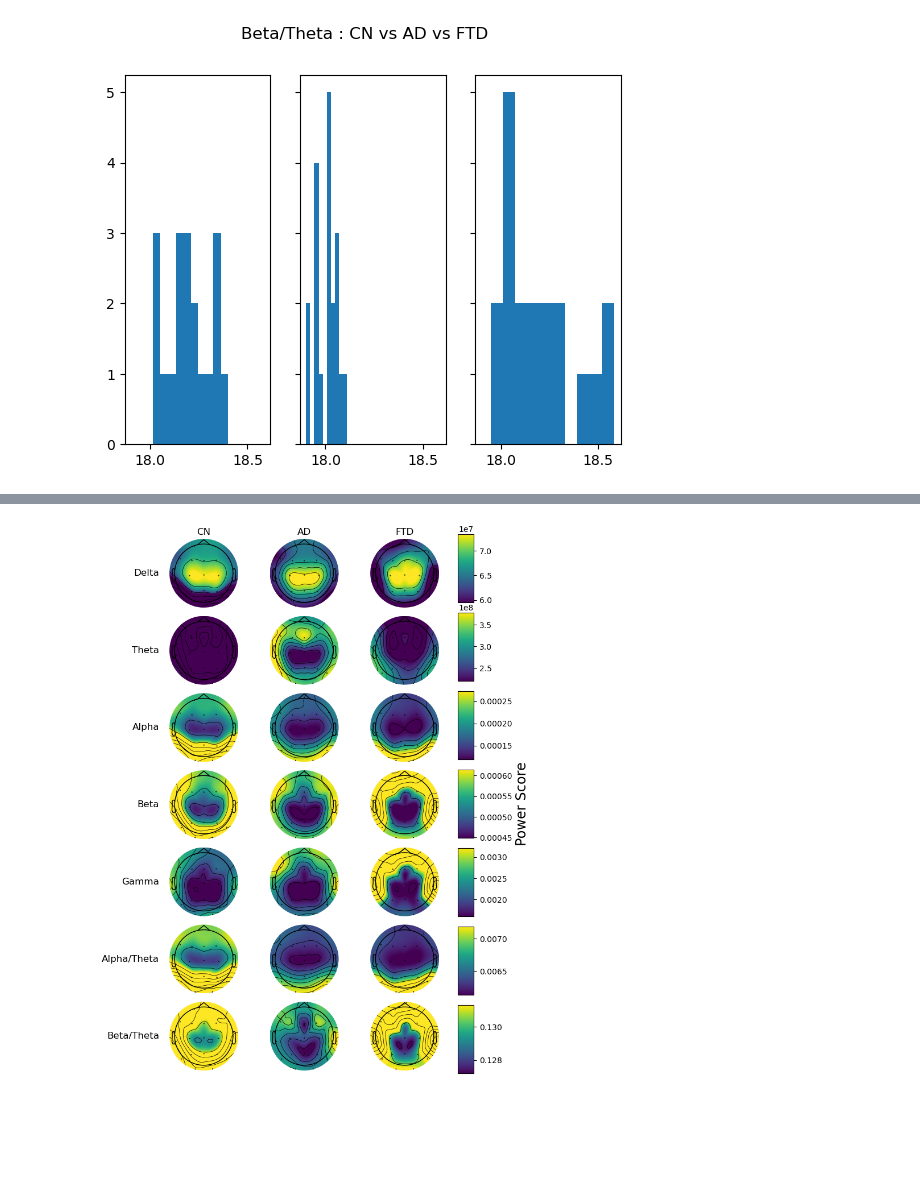
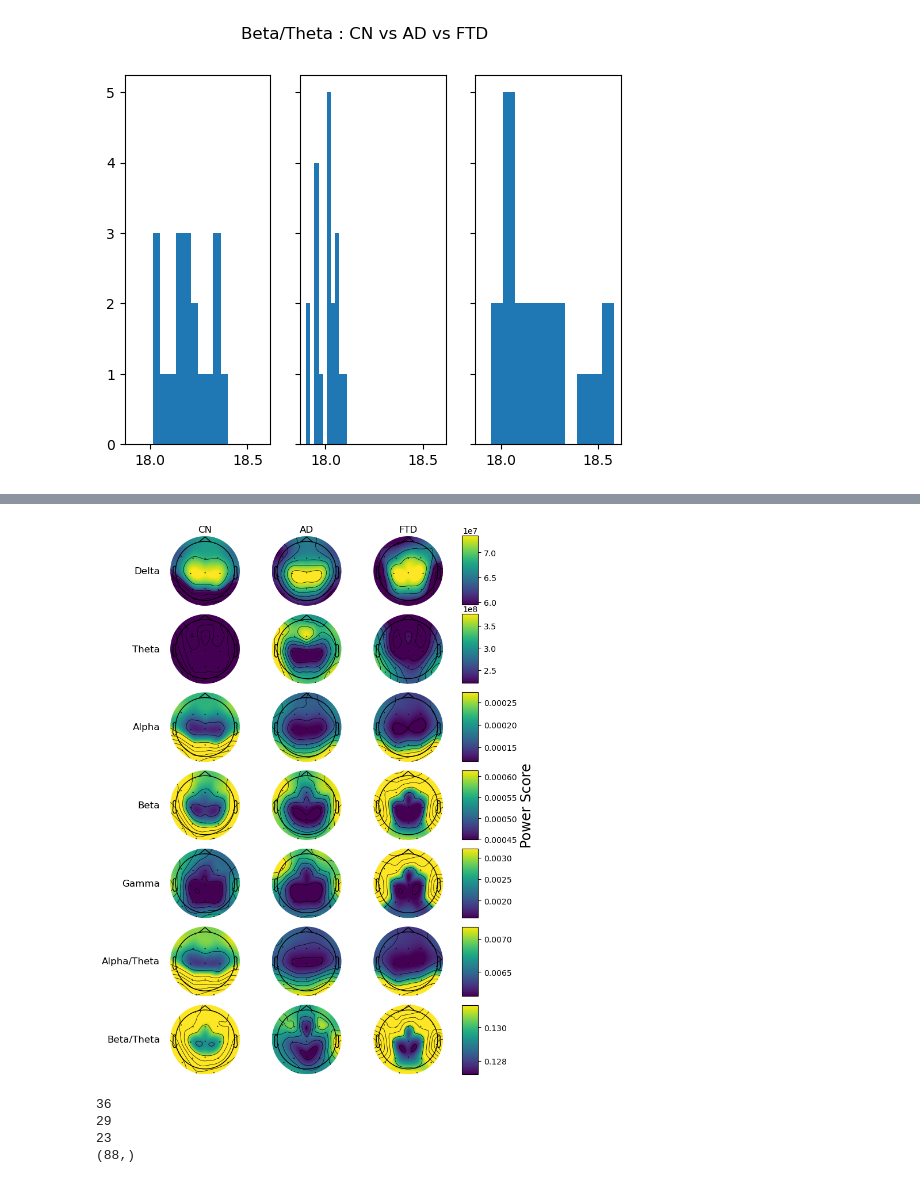
Before and after one commit to walihas/walihas, a Jupyter notebook: AD_PROJECT.ipynb, the cells around one changed output, grey strips where cells are left out. Drawn from its saved outputs; the diff is of its cells as text; code cells hidden in the pictures; blank space fills up the shorter version.

```diff
--- a/AD_PROJECT.ipynb
+++ b/AD_PROJECT.ipynb
@@ -28,7 +28,7 @@ for x in range(1,89):
     else:
         input_file_address_processed = '/Users/alizahasan/addata/derivatives/sub-0' + str(x) + '/eeg/sub-0' + str(x) + '_task-eyesclosed_eeg.set'
 
-    raw_subj_data_filt = mne.io.read_raw_eeglab(input_file_address_processed)
+    raw_subj_data_filt = mne.io.read_raw_eeglab(input_file_address_processed, preload=True)
     data_subj_filt = raw_subj_data_filt.get_data()
     time_window = 2 #6
     freqs, powers = compute_spectrum(data_subj_filt, raw_subj_data_filt.info['sfreq'], method='welch', avg_type='median', nperseg=raw_subj_data_filt.info['sfreq']*time_window)
@@ -239,39 +239,59 @@ for i in range(7):
             im, cm = plot_topomap(avg_bands[i][j], raw_subj_data_filt.info, axes = axs[i][j], show=False, cmap='viridis', vlim=vlim)
     ax_x_start = 0.95
     ax_x_width = 0.04
-    ax_y_start = 0.138*i + 0.01
+    ax_y_start = 0.136*i + 0.015
     ax_y_height = 0.12
     cbar_ax = fig.add_axes([ax_x_start, ax_y_start, ax_x_width, ax_y_height])
     sm = plt.cm.ScalarMappable(cmap='viridis', norm=colors.Normalize(vmin=vlim[0], vmax=vlim[1]))
     sm.set_array(np.linspace(*vlim))
     clb = fig.colorbar(sm, cax=cbar_ax, cmap='viridis')
     if (i==3):
         cbar_ax.yaxis.tick_right()
         cbar_ax.set_ylabel('Power Score', size='xx-large')
 
 cols = ['{}'.format(col) for col in ['CN', 'AD', 'FTD']]
 rows = ['{}'.format(row) for row in band_names]
 
 
 pad = 5 # in points
 
 for ax, col in zip(axs[0], cols):
     ax.annotate(col, xy=(0.5, 1), xytext=(0, pad),
                 xycoords='axes fraction', textcoords='offset points',
                 size='large', ha='center', va='baseline')
 
 for ax, row in zip(axs[:,0], rows):
     ax.annotate(row, xy=(0, 0.5), xytext=(-ax.yaxis.labelpad - pad, 0),
                 xycoords=ax.yaxis.label, textcoords='offset points',
                 size='large', ha='right', va='center')
 
 fig.tight_layout()
 # tight_layout doesn't take these labels into account. We'll need
 # to make some room. These numbers are are manually tweaked.
 # You could automatically calculate them, but it's a pain.
 fig.subplots_adjust(left=0.15, top=0.95)
 plt.show()
 # %% [output]
-[figure, old version]
+[figure, new version]
+# %%
+label = []
+for x in range(88):
+    if (x<36):
+        label.append(0)
+    elif (x<65):
+        label.append(1)
+    else:
+        label.append(2)
+print(label.count(0))
+print(label.count(1))
+print(label.count(2))
+label = np.array(label)
+
+print(label.shape)
+# %% [output]
+36
+29
+23
+(88,)
 # %%
 label = []
```
Also changed, not shown: parts of 8 cells of this notebook.
